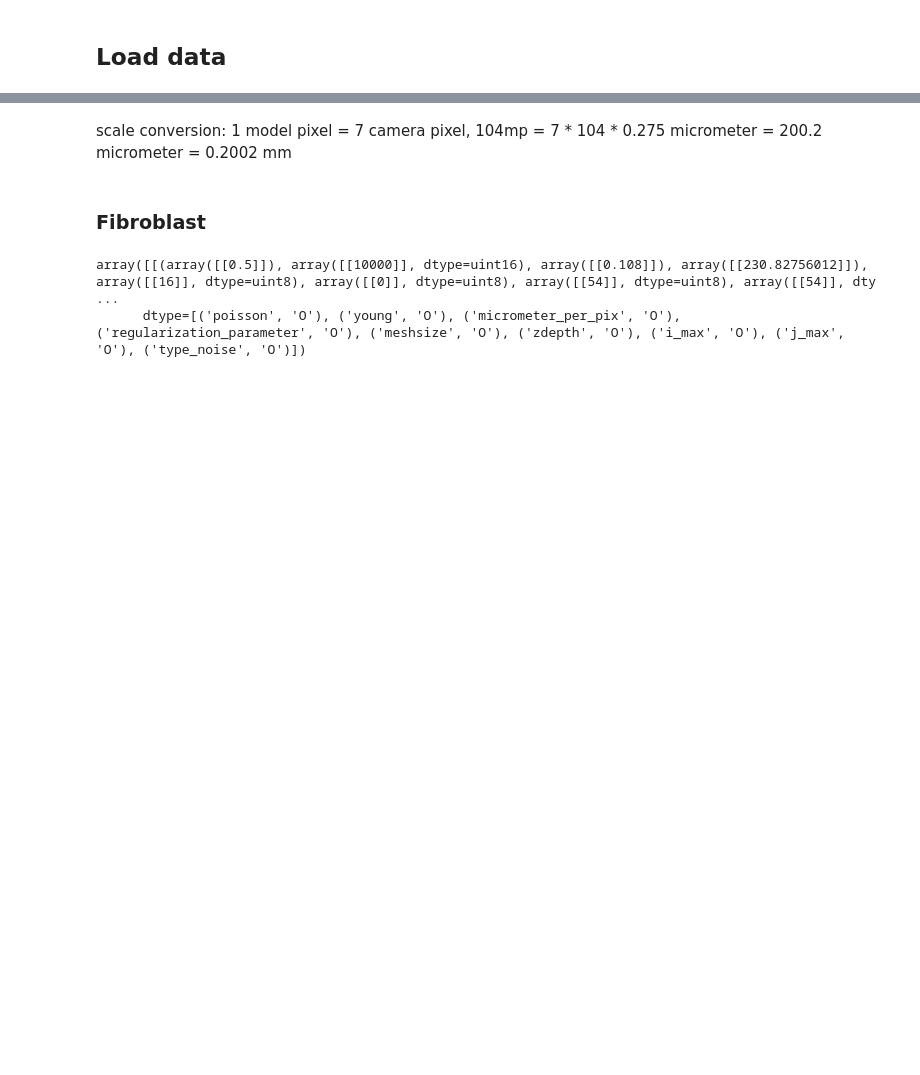
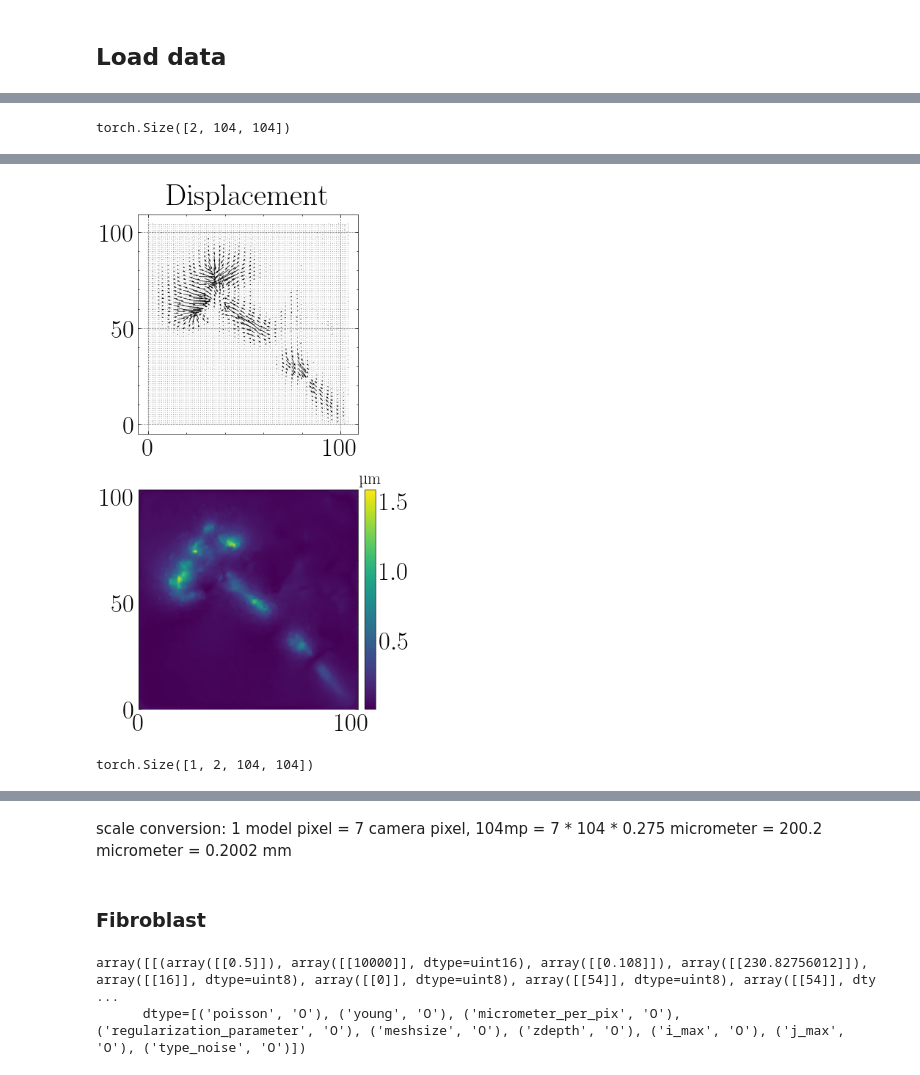
Before and after one commit to alo996/UQ_DL-TFM, a Jupyter notebook: ViT-TFM/Thesis figures – Real cells.ipynb, the cells around one changed output, grey strips where cells are left out. Saved outputs shown, nothing was run; the diff lists cells and outputs as text; code cells hidden in the pictures; blank space fills up the shorter version.

```diff
--- a/ViT-TFM/Thesis figures – Real cells.ipynb
+++ b/ViT-TFM/Thesis figures – Real cells.ipynb
@@ -67,7 +74,7 @@ vit = Vit(dspl_size=104,
           attn_p=0.1,
           drop_path=0.).float()
 
-path_to_vit = '/home/alexrichard/PycharmProjects/UQ_DL-TFM/ViT-TFM/ViT architecture/Architecture tryouts/DPT/logs_and_weights/ViT-final_2023-Jul-27 10:18:31/ViT-final_2023-Jul-27 10:18:31.pth'
+path_to_vit = '/home/alexrichard/PycharmProjects/UQ_DL-TFM/ViT-TFM/ViT architecture/Architecture tryouts/DPT/logs_and_weights/ViT-final_2023-Jul-27 16:26:18/ViT-final_2023-Jul-27 16:26:18.pth'
 
 vit.load_state_dict(torch.load(path_to_vit, map_location=torch.device('cpu'))['best_model_weights'], strict=True)
 # %% [output]
@@ -106,9 +143,10 @@ for i, file in enumerate(os.listdir(directory)):
         file = loadmat(directory+'/'+filename)
         real_cell['brdx'] = np.rot90(file['brdx'], 2)
         real_cell['brdy'] = np.rot90(file['brdy'], 2)
-        real_cell['dspl'] = torch.tensor((1 / 200.2) * np.transpose(file['dspl']))
-        real_cell['vit_pred'] = vit(real_cell['dspl'].unsqueeze(0).float()) * 10670
-        real_cell['prob_vit_pred'] = prob_vit(real_cell['dspl'].unsqueeze(0).float()) * 10670
+        real_cell['dspl'] = torch.tensor(np.transpose(file['dspl']))
+        real_cell['vit_pred'] = vit((1 / 200.2) * real_cell['dspl'].unsqueeze(0).float()) * 10670
+        real_cell['vit_high_pred'] = vit_high((1 / 200.2) * real_cell['dspl'].unsqueeze(0).float()) * 10670
+        real_cell['prob_vit_pred'] = prob_vit((1 / 200.2) * real_cell['dspl'].unsqueeze(0).float()) * 10670
         real_cell['cnn_pred'] = cnn.predict(np.expand_dims(np.moveaxis(np.array(real_cell['dspl']), 0, 2), 0)) * 10670
         real_cells.append(real_cell)
 # %% [output]
@@ -121,3 +173,7 @@ TFM_results[:, :, 0:3] = 0
 TFM_results[:, 99:, :] = 0
 TFM_results[:, :, 99:] = 0
 TFM_results_padded = F.pad(input=torch.tensor(TFM_results).float(), pad=(1, 1, 1, 1), mode='constant', value=0)
+# %%
+real_cells[i]['dspl'].shape
+# %% [output]
+torch.Size([2, 104, 104])
@@ -126,36 +245,46 @@ plt.rcParams['xtick.labelsize'] = 25
 plt.rcParams['ytick.labelsize'] = 25
 
 get_ipython().run_line_magic('matplotlib', 'notebook')
+%matplotlib inline
 plt.style.use(['science', 'grid', 'muted'])
+
+i = 0
 
 fig, axs = plt.subplots(2, 1, figsize=(6, 9))
 fig.tight_layout(pad=2, w_pad=0, h_pad=3)
 
-i = 0
+sparse_dspl = real_cells[i]['dspl'] * np.resize([[0, 0, 0, 0],[0, 1, 0, 0],[0, 0, 1, 0],[0, 0, 0, 1]], (104,104))
+#sparse_dspl[0, 5, 5] = 1.925 * 1 *   # 5.787 * 16 * 0.108 [micrometer] = 10 [micrometer]
+#sparse_dspl[1, 5, 5] = 0
+x = np.linspace(0, 104, 104)
+y = np.linspace(0, 104, 104)
+axs[0].quiver(x, y, sparse_dspl[0, :, :], sparse_dspl[1, :, :], angles='xy', scale_units='xy', scale=1/10)
+axs[0].set(adjustable='box', aspect='equal')
+axs[0].set_title('Displacement', pad=10, fontsize=30)
+#axs[0].annotate(u'10 \xb5m',
+#                fontsize=12,
+#                xy=(0.1, 0.1),
+#                xytext=(11, 5),
+#                textcoords='offset points')
 
-#C = np.sqrt(real_cells[i]['dspl'][0, :, :].detach().numpy() ** 2 + real_cells[i]['dspl'][1, :, :].detach().numpy() ** 2)
-#argmax = np.unravel_index(np.argmax(C, axis=None), C.shape)
-#real_cells[i]['dspl'][0, 10, 10] = np.linalg.norm(C[argmax])
-#real_cells[i]['dspl'][1, 10, 10] = 0
+#axs[0].quiver(real_cells[i]['dspl'][0, :, :].detach().numpy(), real_cells[i]['dspl'][1, :, :].detach().numpy(), scale=1/5)
+#axs[0].set(adjustable='box', aspect='equal')
 
-axs[0].quiver(real_cells[i]['dspl'][0, :, :].detach().numpy(), real_cells[i]['dspl'][1, :, :].detach().numpy(), scale=1/5)
-axs[0].set(adjustable='box', aspect='equal')
-
-axs[0].plot(real_cells[i]['brdx'][0], real_cells[i]['brdy'][0], c='grey')
+#axs[0].plot(real_cells[i]['brdx'][0], real_cells[i]['brdy'][0], c='grey')
 axs[0].set_title('Displacement', pad=10, fontsize=30)
 #axs[0].text(80, 110, 'Displacement', fontsize=35)
-dx = 5 * 0.51948
-dy = 0
-axs[0].arrow(x=10, y=10, dx=dx, dy=dy, head_width=1.3, color='black')
-axs[0].annotate(u'5 \xb5m',
-                fontsize=13,
-                xy=(0.1, 0.1),
-                xytext=(11, 8),
-                textcoords='offset points')
+#dx = 5 * 0.51948
+#dy = 0
+#axs[0].arrow(x=10, y=10, dx=dx, dy=dy, head_width=1.3, color='black')
+#axs[0].annotate(u'5 \xb5m',
+#                fontsize=13,
+#                xy=(0.1, 0.1),
+#                xytext=(11, 8),
+#                textcoords='offset points')
 
 C = np.sqrt(real_cells[i]['dspl'][0, :, :].detach().numpy() ** 2 + real_cells[i]['dspl'][1, :, :].detach().numpy() ** 2)
 im = axs[1].pcolormesh(C, shading='gouraud')
-axs[1].plot(real_cells[i]['brdx'][0], real_cells[i]['brdy'][0], c='white')
+#axs[1].plot(real_cells[i]['brdx'][0], real_cells[i]['brdy'][0], c='white')
 #axs[1].set_title(r'Displacement', pad=10, fontsize=35)
 colorbar = fig.colorbar(im, ax=axs[1], pad=0.02)
 colorbar.ax.set_title(u'\xb5m', fontsize=17)
@@ -173,5 +300,10 @@ image_name = 'Real_dspl_vert.jpeg'
+[figure, added]
 # %%
 norm = matplotlib.colors.Normalize(vmin=0.0,vmax=np.max(np.sqrt(TFM_results_padded[0, :, :].detach().numpy() ** 2 + TFM_results_padded[1, :, :].detach().numpy() ** 2)))
+# %%
+real_cells[i]['vit_pred'].shape
+# %% [output]
+torch.Size([1, 2, 104, 104])
 # %%
 plt.rcParams['xtick.labelsize'] = 25
 plt.rcParams['ytick.labelsize'] = 25
```
Also changed, not shown: parts of 19 cells of this notebook, 7 other files.
